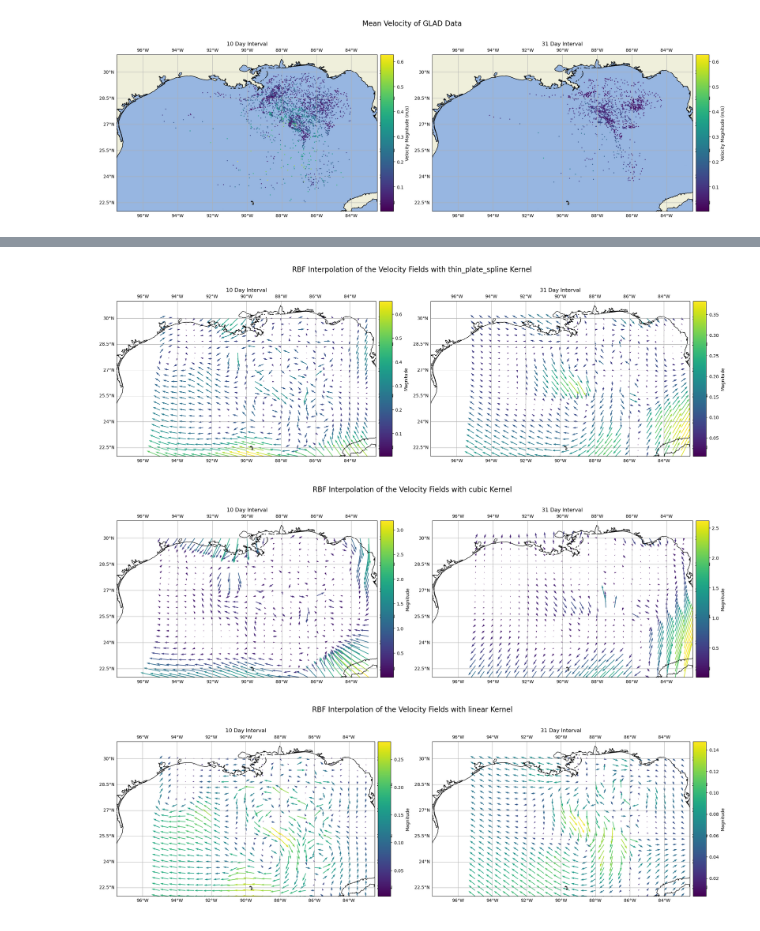
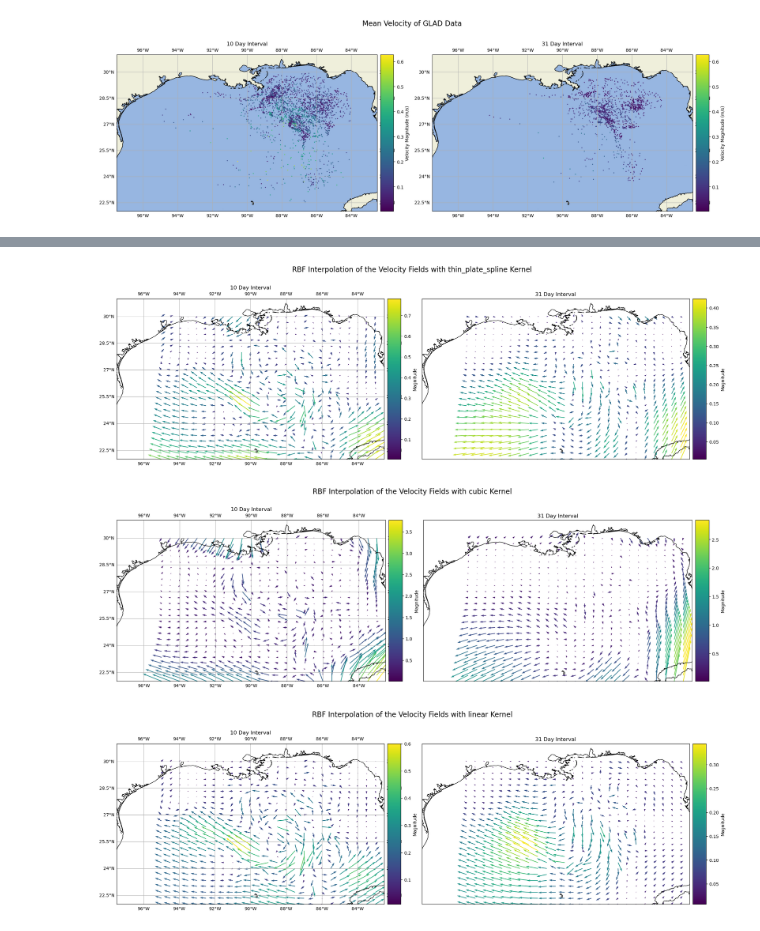
Before and after one commit to Cloud-Drift/glad-get-started, a Jupyter notebook: glad-next-step.ipynb, the cells around one changed output, grey strips where cells are left out. Cells and saved outputs as stored; diff of their text form; code cells hidden in the pictures.

```diff
--- a/glad-next-step.ipynb
+++ b/glad-next-step.ipynb
@@ -144,47 +149,17 @@ plt.show()
 # %%
-# Make a bicubic spline of the 10 day and 31 day interval mean data using CloughTocher2DInterpolator
-from scipy.interpolate import RBFInterpolator
-from scipy.stats import iqr
-
-# Filter outliers using IQR method
-def filter_outliers(x, y, u, v):
-    # Calculate IQR for velocities
-    u_iqr = iqr(u)
-    v_iqr = iqr(v)
-    u_median = np.median(u)
-    v_median = np.median(v)
-
-    # Define bounds
-    u_lower = u_median - 1.5 * u_iqr
-    u_upper = u_median + 1.5 * u_iqr
-    v_lower = v_median - 1.5 * v_iqr
-    v_upper = v_median + 1.5 * v_iqr
-
-    # Create mask for valid data points
-    mask = ((u >= u_lower) & (u <= u_upper) &
-            (v >= v_lower) & (v <= v_upper))
-
-    return x[mask], y[mask], u[mask], v[mask]
-
-# Filter data
-long_mean_10_f, lat_mean_10_f, u_mean_10_f, v_mean_10_f = filter_outliers(
-    long_mean_10, lat_mean_10, u_mean_10, v_mean_10)
-long_mean_31_f, lat_mean_31_f, u_mean_31_f, v_mean_31_f = filter_outliers(
-    long_mean_31, lat_mean_31, u_mean_31, v_mean_31)
-
 # Stack coordinates for RBF
-xy_10 = np.column_stack((long_mean_10_f, lat_mean_10_f))
-xy_31 = np.column_stack((long_mean_31_f, lat_mean_31_f))
+xy_10 = np.column_stack((long_mean_10, lat_mean_10))
+xy_31 = np.column_stack((long_mean_31, lat_mean_31))
 
 kernels = ['thin_plate_spline', 'cubic', 'linear']
 
 for kernel in kernels:
     # Create RBF interpolators with custom parameters
-    f_10 = RBFInterpolator(xy_10, u_mean_10_f, kernel=kernel)
-    g_10 = RBFInterpolator(xy_10, v_mean_10_f, kernel=kernel)
+    f_10 = RBFInterpolator(xy_10, u_mean_10, kernel=kernel)
+    g_10 = RBFInterpolator(xy_10, v_mean_10, kernel=kernel)
 
-    f_31 = RBFInterpolator(xy_31, u_mean_31_f, kernel=kernel)
-    g_31 = RBFInterpolator(xy_31, v_mean_31_f, kernel=kernel)
+    f_31 = RBFInterpolator(xy_31, u_mean_31, kernel=kernel)
+    g_31 = RBFInterpolator(xy_31, v_mean_31, kernel=kernel)
 
     # Create evaluation grid
     x = np.linspace(-95, -83, 25)
@@ -202,36 +177,37 @@ for kernel in kernels:
     fig = plt.figure(figsize=(20, 7))
 
     # Add title
     fig.suptitle(f"RBF Interpolation of the Velocity Fields with {kernel} Kernel", fontsize=16)
 
     # Plot for 10 Day Interval
     ax1 = fig.add_subplot(1, 2, 1, projection=ccrs.PlateCarree())
     ax1.set_extent([-97.5, -82.5, 22, 31], crs=ccrs.PlateCarree())
     ax1.set_title("10 Day Interval")
     ax1.coastlines()
     ax1.gridlines(draw_labels=True)
-    hl1 = ax1.quiver(X, Y, u_interp_10, v_interp_10, magnitude_10,
+    magnitude_interp_10 = np.sqrt(u_interp_10**2 + v_interp_10**2)
+    hl1 = ax1.quiver(X, Y, u_interp_10, v_interp_10, magnitude_interp_10,
                     transform=ccrs.PlateCarree(), cmap='viridis')
     divider1 = make_axes_locatable(ax1)
     cax1 = divider1.append_axes("right", size="5%", pad=0.1, axes_class=plt.Axes)
     plt.colorbar(hl1, cax=cax1, label='Magnitude')
 
     # Plot for 31 Day Interval
     ax2 = fig.add_subplot(1, 2, 2, projection=ccrs.PlateCarree())
     ax2.set_extent([-97.5, -82.5, 22, 31], crs=ccrs.PlateCarree())
     ax2.set_title("31 Day Interval")
     ax2.coastlines()
-    ax2.gridlines(draw_labels=True)
-    hl2 = ax2.quiver(X, Y, u_interp_31, v_interp_31, magnitude_31,
+    magnitude_interp_31 = np.sqrt(u_interp_31**2 + v_interp_31**2)
+    hl2 = ax2.quiver(X, Y, u_interp_31, v_interp_31, magnitude_interp_31,
                     transform=ccrs.PlateCarree(), cmap='viridis')
     divider2 = make_axes_locatable(ax2)
     cax2 = divider2.append_axes("right", size="5%", pad=0.1, axes_class=plt.Axes)
     plt.colorbar(hl2, cax=cax2, label='Magnitude')
 
     plt.tight_layout()
     plt.show()
     plt.close()
 # %% [output]
-[figure, old version]
+[figure, new version]
-[figure, old version]
+[figure, new version]
-[figure, old version]
+[figure, new version]
```
Also changed, not shown: parts of 2 cells of this notebook.
